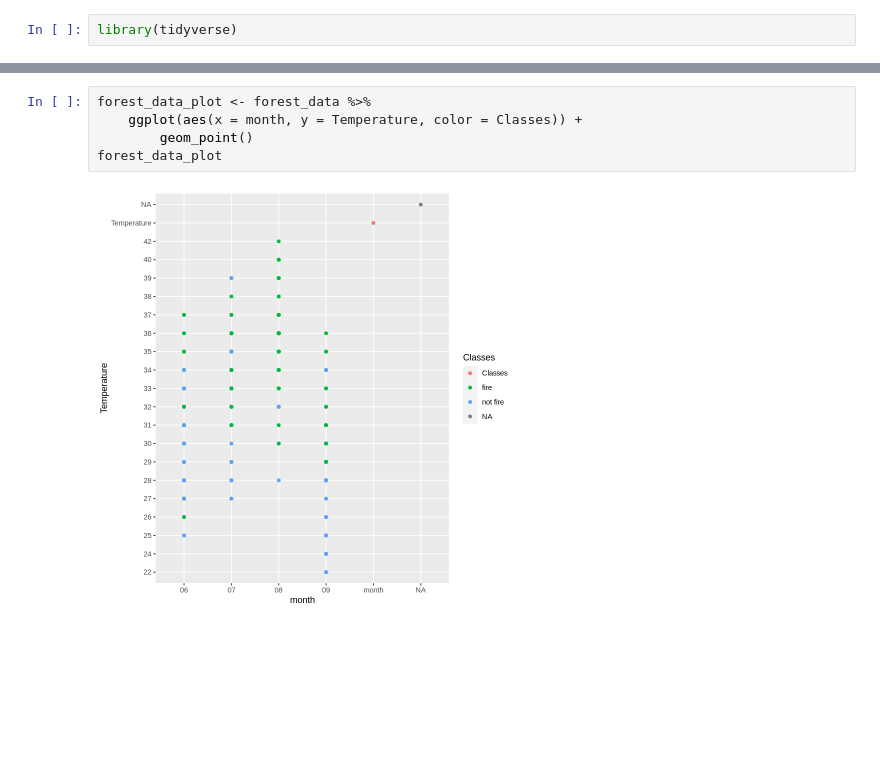
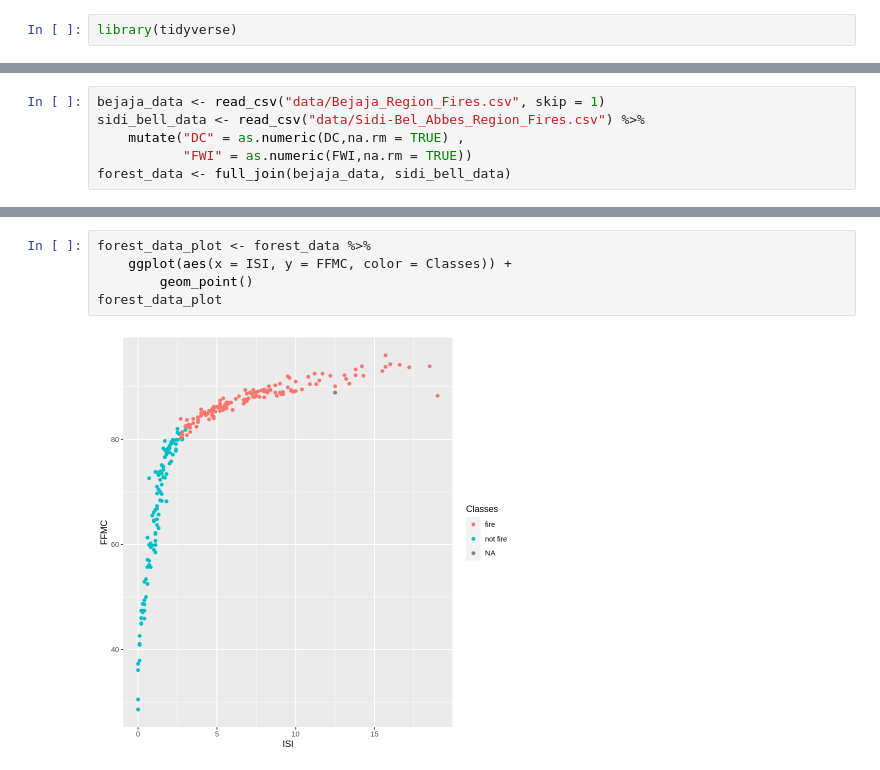
Before and after one commit to rustamch/Forest-fire-classifier, a Jupyter notebook: Main.ipynb, the cells around one changed output, grey strips where cells are left out. Cells and saved outputs as stored; diff of their text form; blank space fills up the shorter version.

Commit message:
Read the data, wrangled it and created a basic plot

```diff
--- a/Main.ipynb
+++ b/Main.ipynb
@@ -44,0 +5,6 @@ A spec_tbl_df: 246 × 14
+# %%
+bejaja_data <- read_csv("data/Bejaja_Region_Fires.csv", skip = 1)
+sidi_bell_data <- read_csv("data/Sidi-Bel_Abbes_Region_Fires.csv") %>%
+    mutate("DC" = as.numeric(DC,na.rm = TRUE) ,
+           "FWI" = as.numeric(FWI,na.rm = TRUE))
+forest_data <- full_join(bejaja_data, sidi_bell_data)
@@ -45,7 +29,7 @@ A spec_tbl_df: 246 × 14
 # %%
 forest_data_plot <- forest_data %>%
-    ggplot(aes(x = month, y = Temperature, color = Classes)) +
+    ggplot(aes(x = ISI, y = FFMC, color = Classes)) +
         geom_point()
 forest_data_plot
 # %% [output]
-[figure, old version]
+[figure, new version]
```
Also changed, not shown: parts of 2 cells of this notebook, 2 other files.
